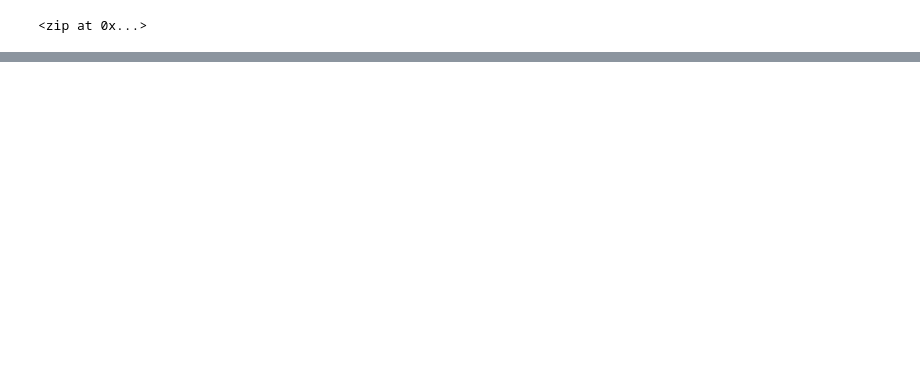
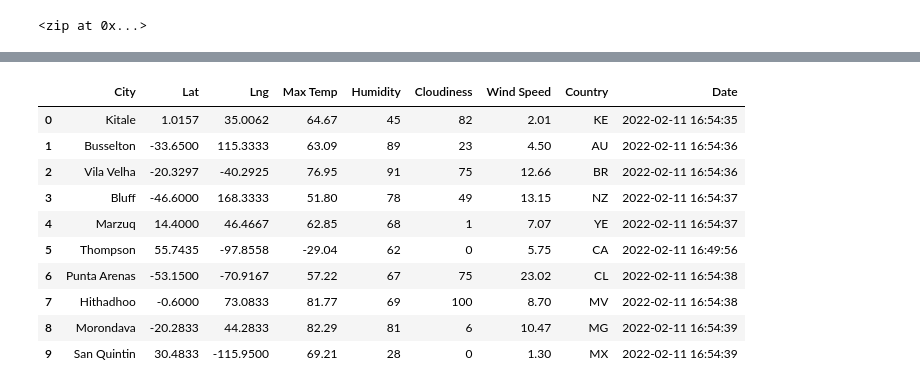
Before and after one commit to ahmadelbaba/World_Weather_Analysis, a Jupyter notebook: WeatherPy.ipynb, the cells around one changed output, grey strips where cells are left out. Cells and saved outputs as stored; diff of their text form; code cells hidden in the pictures; blank space fills up the shorter version.

```diff
--- a/WeatherPy.ipynb
+++ b/WeatherPy.ipynb
@@ -73,0 +62,3 @@ len(cities)
+# %%
+# Starting URL for Weather Map API Call.
+url = "http://api.openweathermap.org/data/2.5/weather?units=Imperial&APPID=" + weather_api_key
@@ -73,0 +149,16 @@ len(cities)
+# %%
+# Convert the array of dictionaries to a Pandas DataFrame.
+city_data_df = pd.DataFrame(city_data)
+city_data_df.head(10)
+# %% [output]
+|  | City | Lat | Lng | Max Temp | Humidity | Cloudiness | Wind Speed | Country | Date |
+| 0 | Kitale | 1.0157 | 35.0062 | 64.67 | 45 | 82 | 2.01 | KE | 2022-02-11 16:54:35 |
+| 1 | Busselton | -33.6500 | 115.3333 | 63.09 | 89 | 23 | 4.50 | AU | 2022-02-11 16:54:36 |
+| 2 | Vila Velha | -20.3297 | -40.2925 | 76.95 | 91 | 75 | 12.66 | BR | 2022-02-11 16:54:36 |
+| 3 | Bluff | -46.6000 | 168.3333 | 51.80 | 78 | 49 | 13.15 | NZ | 2022-02-11 16:54:37 |
+| 4 | Marzuq | 14.4000 | 46.4667 | 62.85 | 68 | 1 | 7.07 | YE | 2022-02-11 16:54:37 |
+| 5 | Thompson | 55.7435 | -97.8558 | -29.04 | 62 | 0 | 5.75 | CA | 2022-02-11 16:49:56 |
+| 6 | Punta Arenas | -53.1500 | -70.9167 | 57.22 | 67 | 75 | 23.02 | CL | 2022-02-11 16:54:38 |
+| 7 | Hithadhoo | -0.6000 | 73.0833 | 81.77 | 69 | 100 | 8.70 | MV | 2022-02-11 16:54:38 |
+| 8 | Morondava | -20.2833 | 44.2833 | 82.29 | 81 | 6 | 10.47 | MG | 2022-02-11 16:54:39 |
+| 9 | San Quintin | 30.4833 | -115.9500 | 69.21 | 28 | 0 | 1.30 | MX | 2022-02-11 16:54:39 |
```
Also changed, not shown: parts of 9 cells of this notebook, 3 other files.
